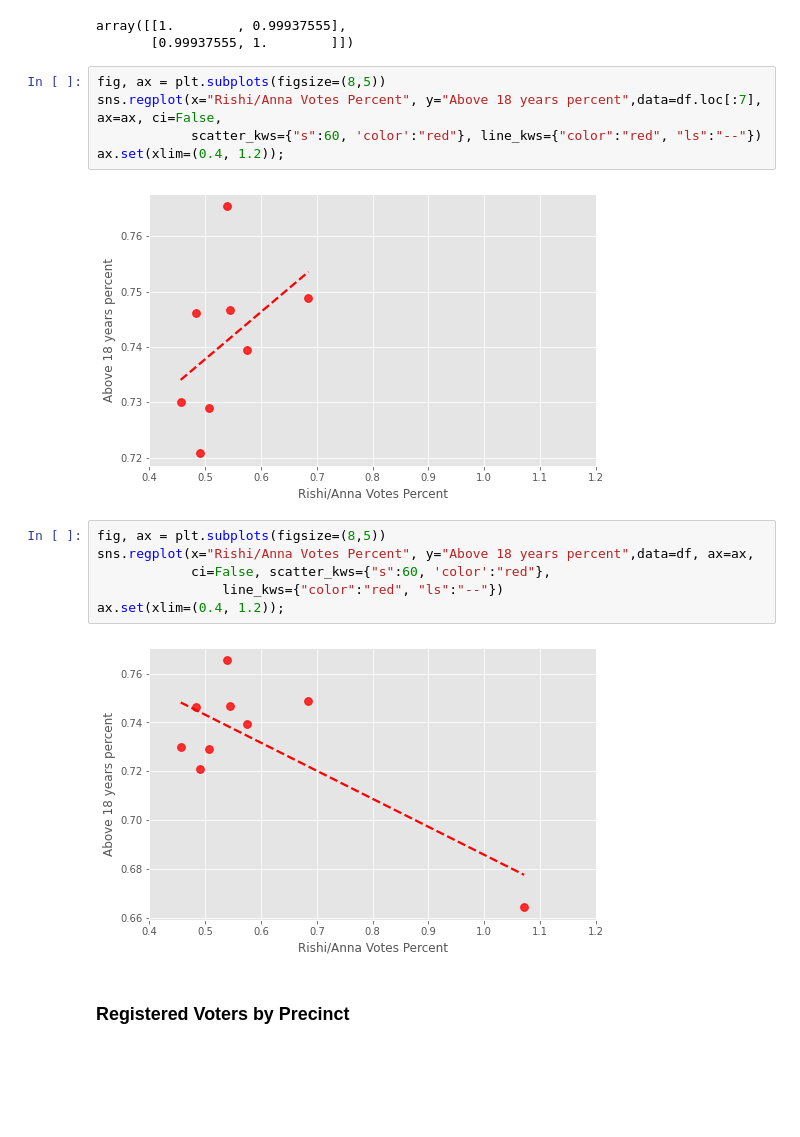
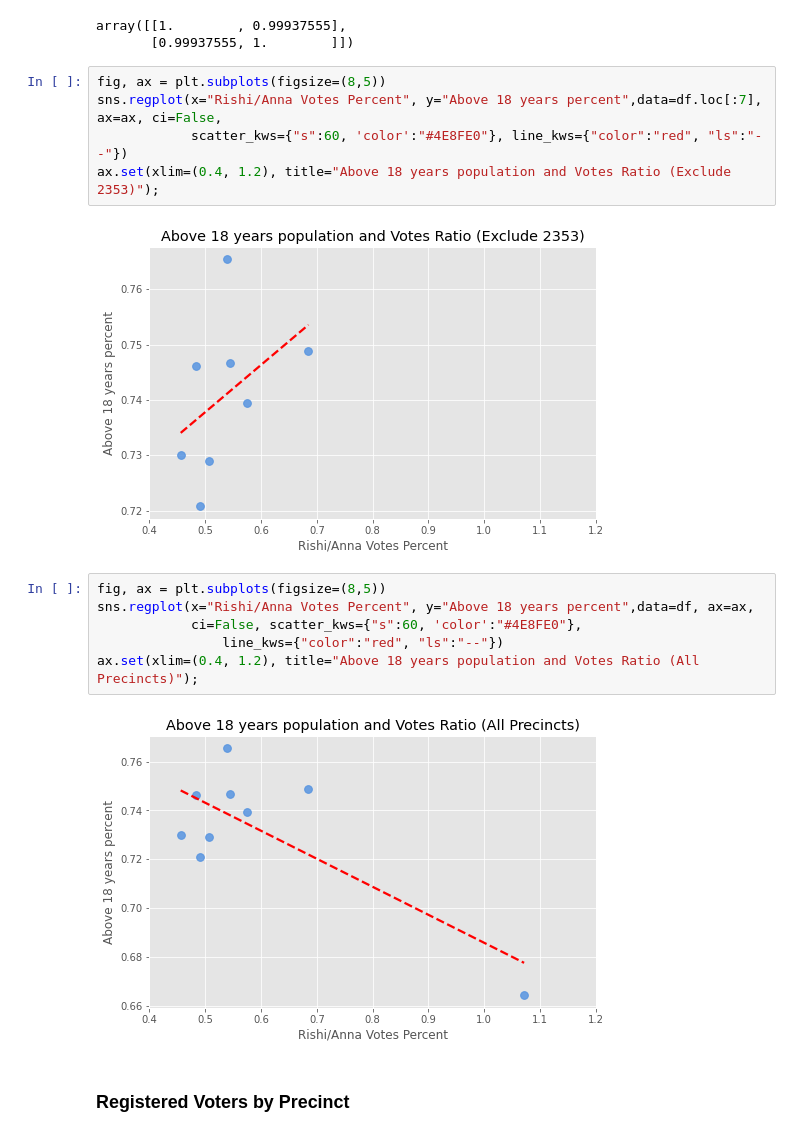
Before and after one commit to zrrddd/Los_Altos_Analysis, a Jupyter notebook: Main.ipynb, the cells around one changed output. Saved outputs shown, nothing was run; the diff lists cells and outputs as text; blank space fills up the shorter version.

```diff
--- a/Main.ipynb
+++ b/Main.ipynb
@@ -384,18 +384,18 @@ array([[1.        , 0.99937555],
 # %%
 fig, ax = plt.subplots(figsize=(8,5))
 sns.regplot(x="Rishi/Anna Votes Percent", y="Above 18 years percent",data=df.loc[:7], ax=ax, ci=False,
-            scatter_kws={"s":60, 'color':"red"}, line_kws={"color":"red", "ls":"--"})
-ax.set(xlim=(0.4, 1.2));
+            scatter_kws={"s":60, 'color':"#4E8FE0"}, line_kws={"color":"red", "ls":"--"})
+ax.set(xlim=(0.4, 1.2), title="Above 18 years population and Votes Ratio (Exclude 2353)");
 # %% [output]
-[figure, old version]
+[figure, new version]
 # %%
 fig, ax = plt.subplots(figsize=(8,5))
 sns.regplot(x="Rishi/Anna Votes Percent", y="Above 18 years percent",data=df, ax=ax,
-            ci=False, scatter_kws={"s":60, 'color':"red"},
+            ci=False, scatter_kws={"s":60, 'color':"#4E8FE0"},
                 line_kws={"color":"red", "ls":"--"})
-ax.set(xlim=(0.4, 1.2));
+ax.set(xlim=(0.4, 1.2), title="Above 18 years population and Votes Ratio (All Precincts)");
 # %% [output]
-[figure, old version]
+[figure, new version]
 # %% [markdown]
 ### Registered Voters by Precinct
 # %%
```
Also changed, not shown: parts of 21 cells of this notebook.
